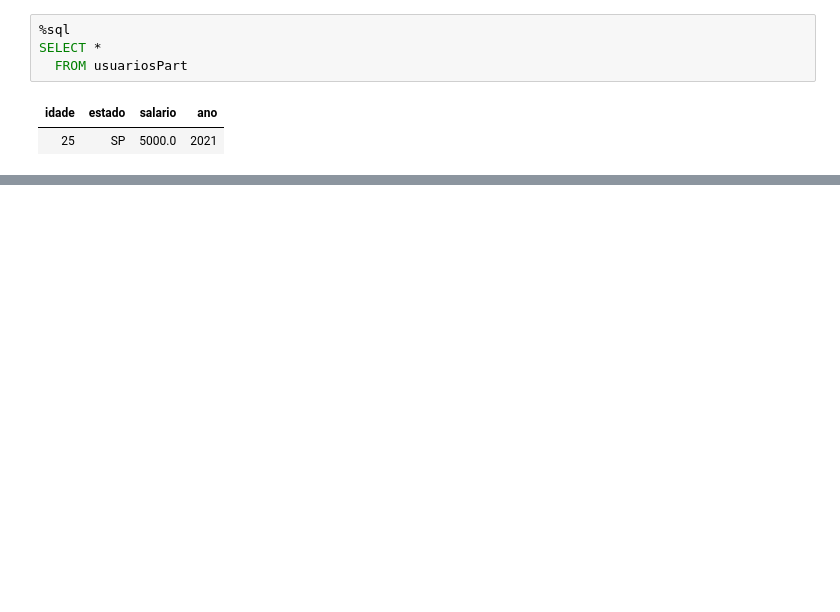
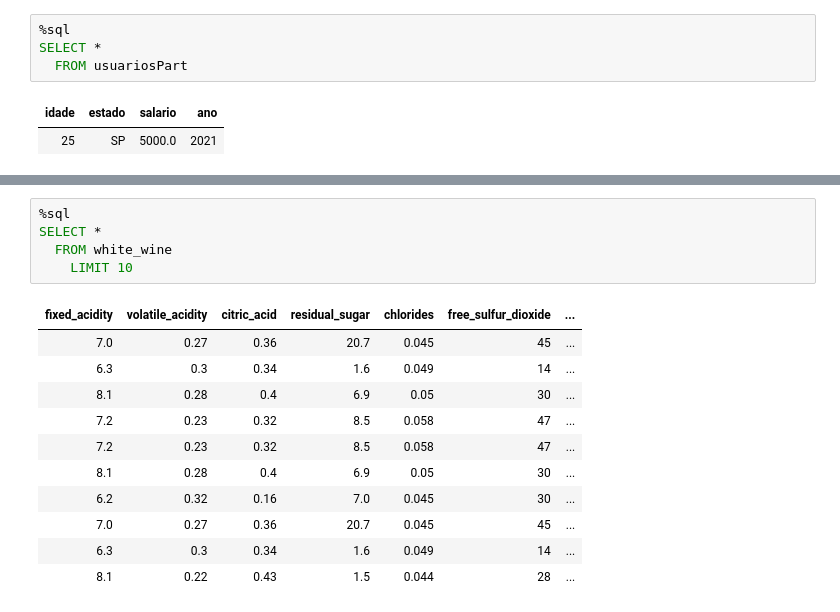
Before and after one commit to alexcmendonca/databricks-explorer, a Jupyter notebook: explorando_databricks_parte_01.ipynb, the cells around one changed output, grey strips where cells are left out. Drawn from its saved outputs; the diff is of its cells as text; blank space fills up the shorter version.

```diff
--- a/explorando_databricks_parte_01.ipynb
+++ b/explorando_databricks_parte_01.ipynb
@@ -436,0 +575,17 @@ SELECT *
+# %%
+%sql
+SELECT *
+  FROM white_wine
+    LIMIT 10
+# %% [output]
+| fixed_acidity | volatile_acidity | citric_acid | residual_sugar | chlorides | free_sulfur_dioxide | ... |
+| 7.0 | 0.27 | 0.36 | 20.7 | 0.045 | 45 | ... |
+| 6.3 | 0.3 | 0.34 | 1.6 | 0.049 | 14 | ... |
+| 8.1 | 0.28 | 0.4 | 6.9 | 0.05 | 30 | ... |
+| 7.2 | 0.23 | 0.32 | 8.5 | 0.058 | 47 | ... |
+| 7.2 | 0.23 | 0.32 | 8.5 | 0.058 | 47 | ... |
+| 8.1 | 0.28 | 0.4 | 6.9 | 0.05 | 30 | ... |
+| 6.2 | 0.32 | 0.16 | 7.0 | 0.045 | 30 | ... |
+| 7.0 | 0.27 | 0.36 | 20.7 | 0.045 | 45 | ... |
+| 6.3 | 0.3 | 0.34 | 1.6 | 0.049 | 14 | ... |
+| 8.1 | 0.22 | 0.43 | 1.5 | 0.044 | 28 | ... |
```
Also changed, not shown: parts of 14 cells of this notebook.
